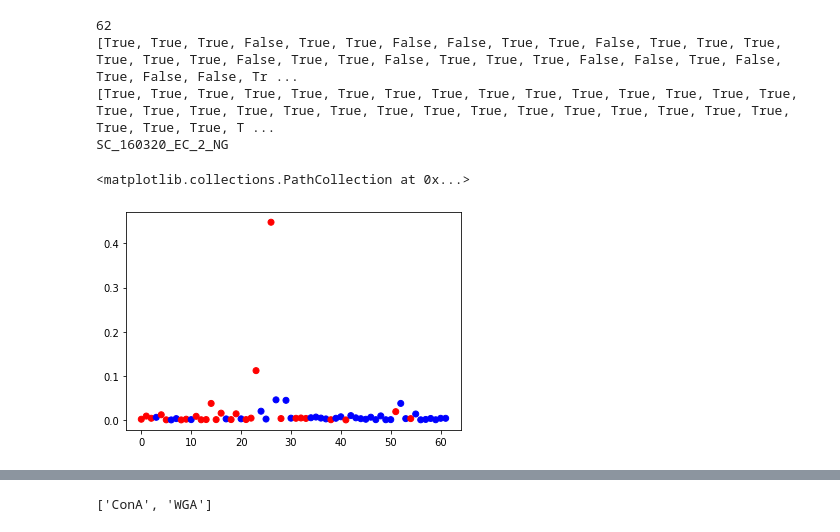
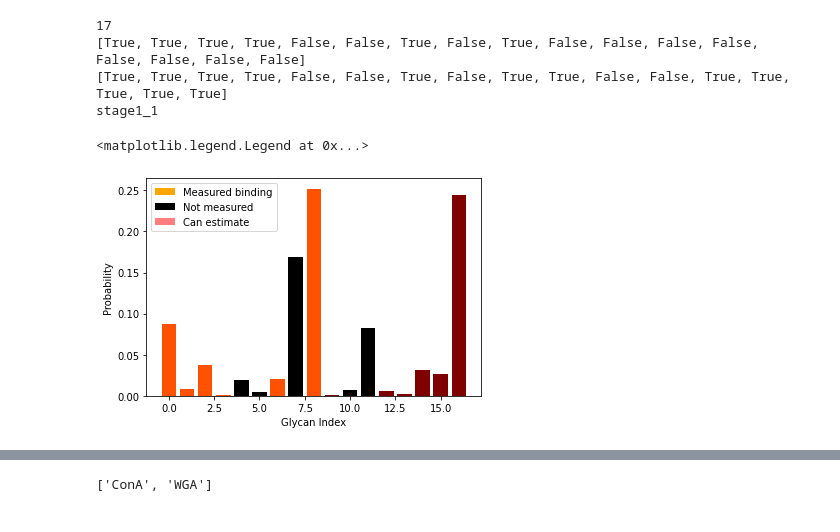
Before and after one commit to csfloyd/GlycanAnalysis, a Jupyter notebook: Python/Dev_GlycanConvolveNoLO.ipynb, the cells around one changed output, grey strips where cells are left out. Drawn from its saved outputs; the diff is of its cells as text; code cells hidden in the pictures.

```diff
--- a/Python/Dev_GlycanConvolveNoLO.ipynb
+++ b/Python/Dev_GlycanConvolveNoLO.ipynb
@@ -101,7 +105,8 @@ def get_affinity(glycan, prot_row):
         return np.nan
 
 def prob_dist(vals):
-    return vals / np.sum(vals)
+    vals_new = vals + 1e-8
+    return vals_new / np.sum(vals_new)
 
 glycans_in_gb = list(gb.columns)
 emb = pickle.load(open('glycan_representations_v1_4.pkl', 'rb'))
@@ -348,42 +370,49 @@ groups = ['EC', 'PA', 'SA', 'SV', 'HV']
 # df = glycomics_data_loader.human_skin_O_PMC5871710 # can also use human_skin_O_PMC5871710 and _BCC
 # groups = ['control', 'tumor']
 
-# df = glycomics_data_loader.human_prostate_O_PMC8010466
-# groups = ['control', 'stage1', 'stage2', 'stage3', 'stage4', 'stage5']
+df = glycomics_data_loader.human_prostate_O_PMC8010466
+groups = ['control', 'stage1', 'stage2', 'stage3', 'stage4', 'stage5']
 
-group_indices = get_group_indices(df, groups)
-glycans_in_df = list(df['glycan'])
+
 
 # for gly in glycans_in_df:
 #     if '{' in gly:
 #         print(gly)
+
+group_indices = get_group_indices(df, groups)
+glycans_in_df = list(df['glycan'])
 
 print(len(glycans_in_df))
 
 glycan_mask = [gly in gb.columns for gly in glycans_in_df]
 glycan_mask_emb = [gly in emb.keys() for gly in glycans_in_df]
 
 print(glycan_mask)
 print(glycan_mask_emb)
 
 
 # groupEC_list = group_indices['EC']
 # groupPA_list = group_indices['PA']
 # groupSA_list = group_indices['SA']
 # groupSV_list = group_indices['SV']
 # groupHV_list = group_indices['HV']
 # print(groupEC_list)
 
-g = group_indices[groups[0]][0]
+g = group_indices[groups[1]][0]
 
 print(g)
 glycan_dist = prob_dist(np.array(df[g]))
-plt.scatter(range(len(glycan_dist)), glycan_dist, c=glycan_mask, cmap='bwr', alpha=1) # False is blue
+plt.bar([i for i in range(len(glycan_dist)) if glycan_mask[i]], [glycan_dist[i] for i in range(len(glycan_dist)) if glycan_mask[i]], color='orange', alpha=1, label='Measured binding') # False is blue
+plt.bar([i for i in range(len(glycan_dist)) if not glycan_mask[i]], [glycan_dist[i] for i in range(len(glycan_dist)) if not glycan_mask[i]], color='black', alpha=1, label='Not measured') # False is blue
+plt.bar([i for i in range(len(glycan_dist)) if glycan_mask_emb[i]], [glycan_dist[i] for i in range(len(glycan_dist)) if glycan_mask_emb[i]], color='red', alpha=0.5, label='Can estimate') # False is blue
+plt.xlabel('Glycan Index')
+plt.ylabel('Probability')
+plt.legend()
 #plt.scatter(range(len(glycan_dist)), glycan_dist, c=glycan_mask_emb, cmap='bwr', alpha=1) # False is blue
 # %% [output]
-62
-[True, True, True, False, True, True, False, False, True, True, False, True, True, True, True, True, True, False, True, True, False, True, True, True, False, False, True, False, True, False, False, Tr ...
-[True, True, True, True, True, True, True, True, True, True, True, True, True, True, True, True, True, True, True, True, True, True, True, True, True, True, True, True, True, True, True, True, True, T ...
-SC_160320_EC_2_NG
+17
+[True, True, True, True, False, False, True, False, True, False, False, False, False, False, False, False, False]
+[True, True, True, True, False, False, True, False, True, True, False, False, True, True, True, True, True]
+stage1_1
-<matplotlib.collections.PathCollection at 0x...>
+<matplotlib.legend.Legend at 0x...>
-[figure, old version]
+[figure, new version]
```
Also changed, not shown: parts of 12 cells of this notebook, 1 other file.
